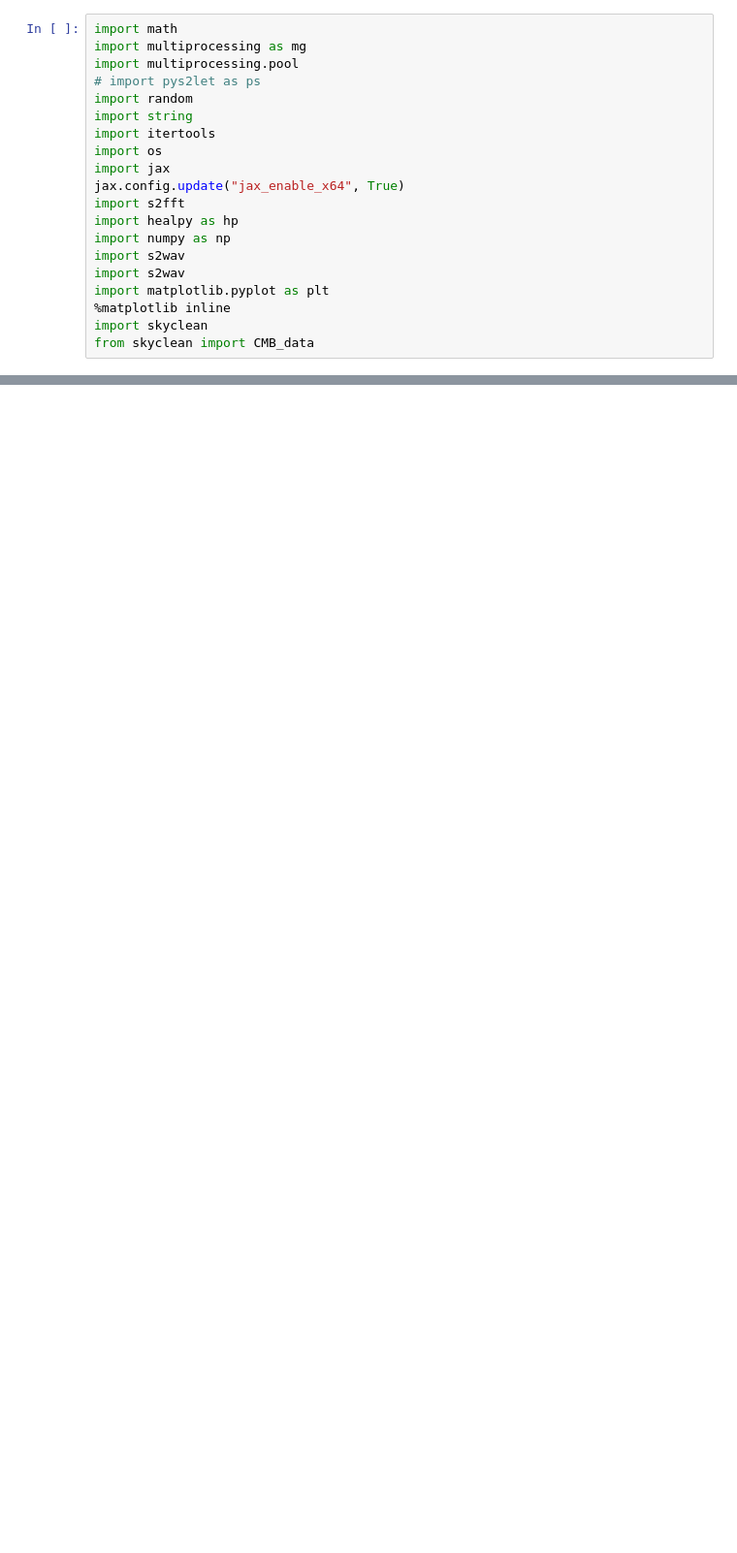
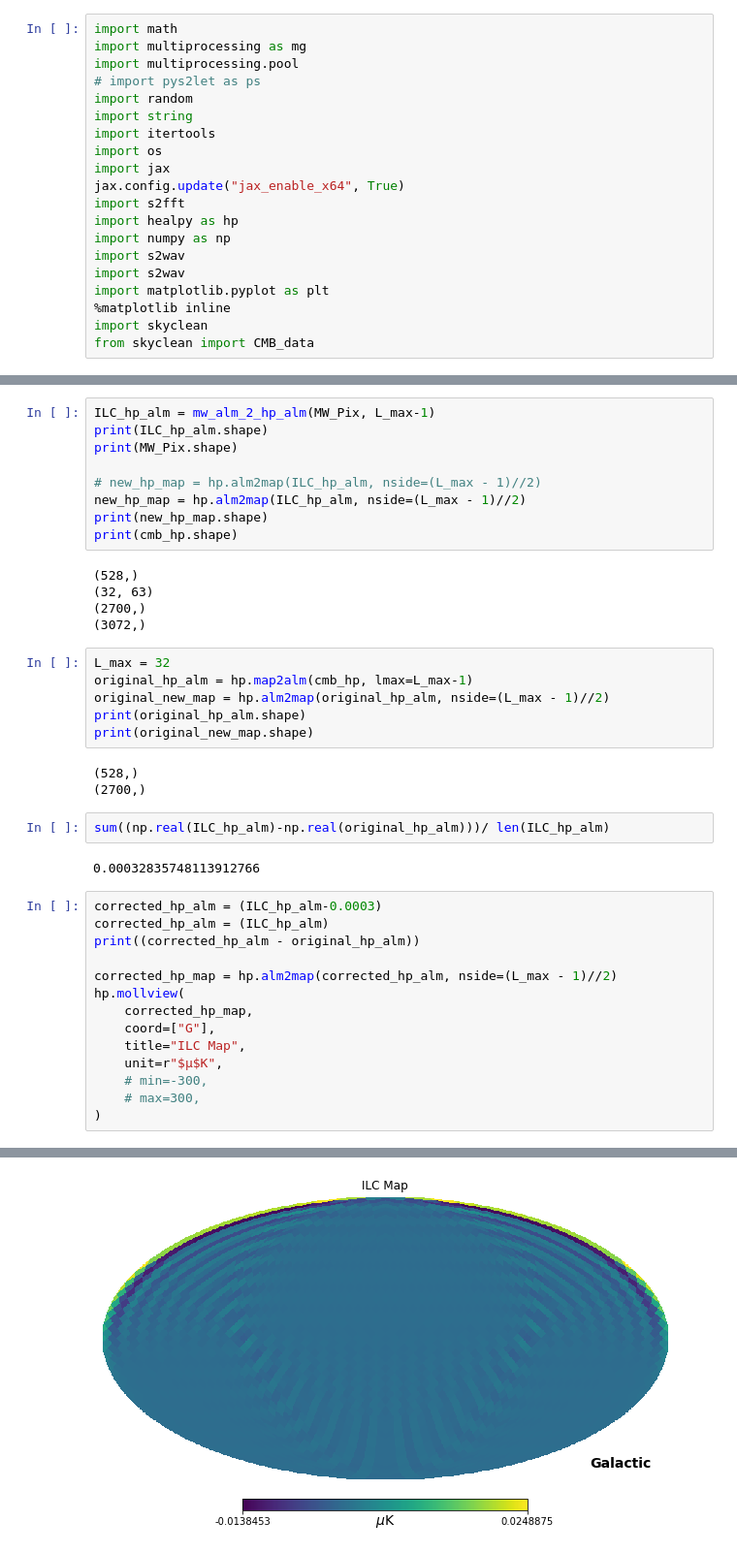
Before and after one commit to CodefromMax/CMB_plot, a Jupyter notebook: code/ILC_30_Steps_ILC_function.ipynb, the cells around one changed output, grey strips where cells are left out. Shown: that part at 97% size. Saved outputs shown, nothing was run; the diff lists cells and outputs as text; blank space fills up the shorter version.

```diff
--- a/code/ILC_30_Steps_ILC_function.ipynb
+++ b/code/ILC_30_Steps_ILC_function.ipynb
@@ -373,0 +495,42 @@ def trim_to_original(MW_Doubled_Map):
+# %%
+ILC_hp_alm = mw_alm_2_hp_alm(MW_Pix, L_max-1)
+print(ILC_hp_alm.shape)
+print(MW_Pix.shape)
+
+# new_hp_map = hp.alm2map(ILC_hp_alm, nside=(L_max - 1)//2)
+new_hp_map = hp.alm2map(ILC_hp_alm, nside=(L_max - 1)//2)
+print(new_hp_map.shape)
+print(cmb_hp.shape)
+# %% [output]
+(528,)
+(32, 63)
+(2700,)
+(3072,)
+# %%
+L_max = 32
+original_hp_alm = hp.map2alm(cmb_hp, lmax=L_max-1)
+original_new_map = hp.alm2map(original_hp_alm, nside=(L_max - 1)//2)
+print(original_hp_alm.shape)
+print(original_new_map.shape)
+# %% [output]
+(528,)
+(2700,)
+# %%
+sum((np.real(ILC_hp_alm)-np.real(original_hp_alm)))/ len(ILC_hp_alm)
+# %% [output]
+0.00032835748113912766
+# %%
+corrected_hp_alm = (ILC_hp_alm-0.0003)
+corrected_hp_alm = (ILC_hp_alm)
+print((corrected_hp_alm - original_hp_alm))
+
+corrected_hp_map = hp.alm2map(corrected_hp_alm, nside=(L_max - 1)//2)
+hp.mollview(
+    corrected_hp_map,
+    coord=["G"],
+    title="ILC Map",
+    unit=r"$μ$K",
+    # min=-300,
+    # max=300,
+)
+# %% [output]
@@ -373,0 +554 @@ def trim_to_original(MW_Doubled_Map):
+[figure, added]
```
Also changed, not shown: parts of 16 cells of this notebook, 2 other files.
